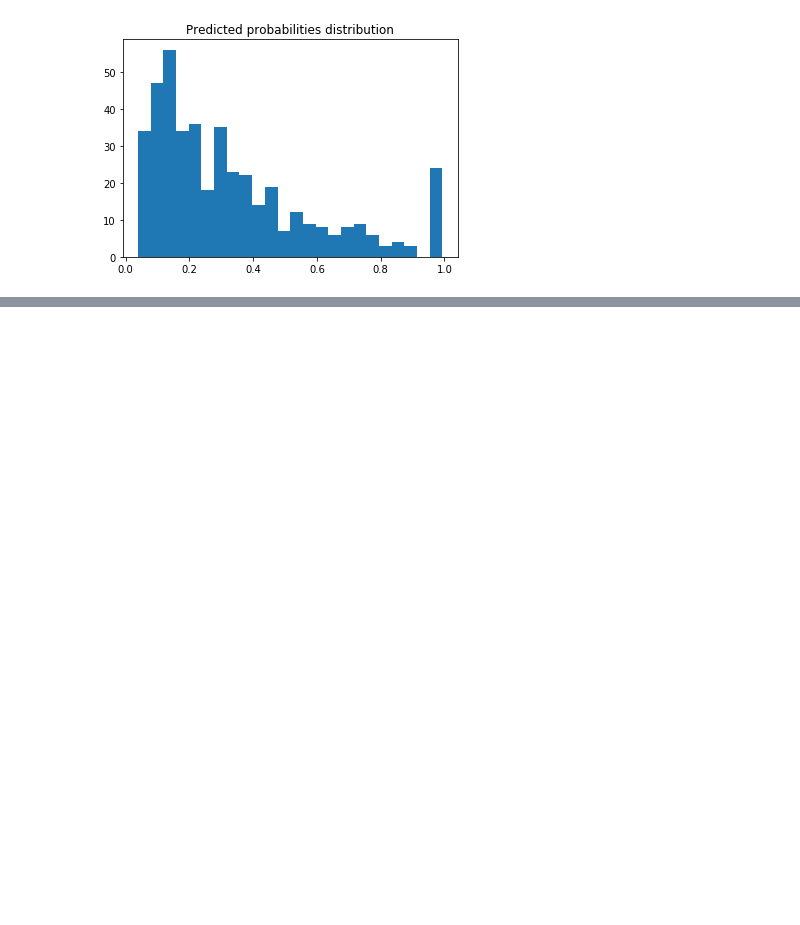
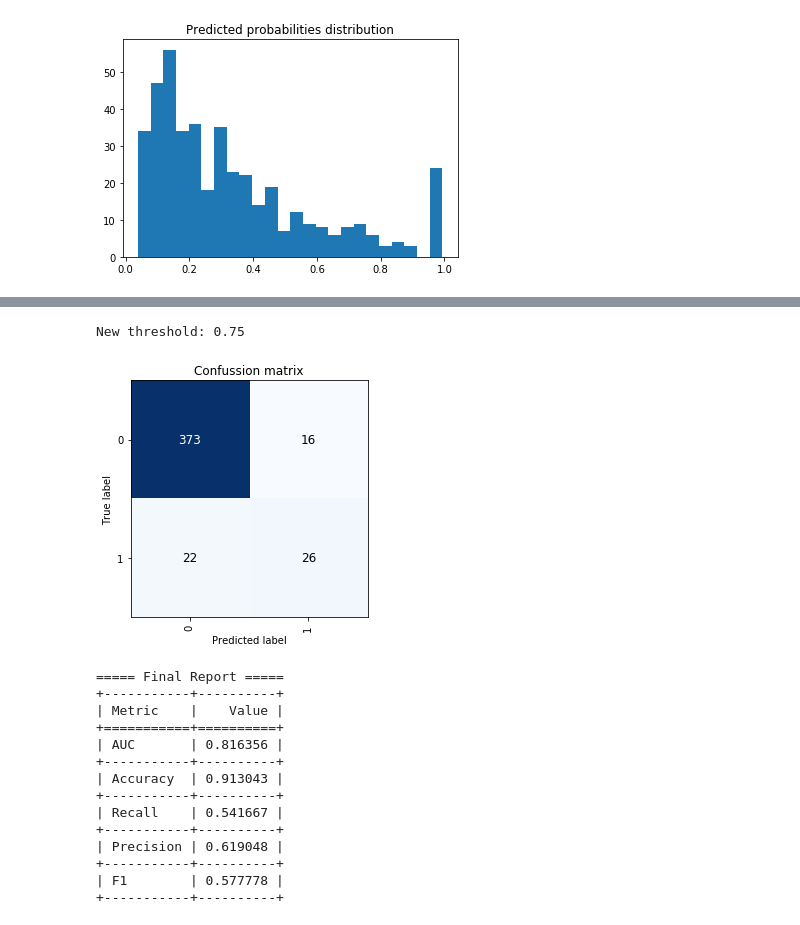
Before and after one commit to saramirthis/CC_seg_clas, a Jupyter notebook: test.ipynb, the cells around one changed output, grey strips where cells are left out. Saved outputs shown, nothing was run; the diff lists cells and outputs as text; code cells hidden in the pictures; blank space fills up the shorter version.

Commit message:
Added manual setting of threshold

```diff
--- a/test.ipynb
+++ b/test.ipynb
@@ -275,3 +268,41 @@ ROC Curve Teste:
 +-----------+----------+
 | F1        | 0.327273 |
 +-----------+----------+
+# %%
+new_th = 0.75
+print('New threshold: {}'.format(new_th))
+
+y_pred = y_pred_probs > new_th
+
+mx_conf = confusion_matrix(Y_test, y_pred)
+ax.plot_matrix(mx_conf, classes=np.unique(Y_test), fig_size=4,
+            title='Confussion matrix', opt_bar=False)
+
+ind_err_rand = np.where(np.logical_xor(Y_test, y_pred))
+
+accuracy, recall, precision, f1 = ax.report_metrics(mx_conf)
+
+print('===== Final Report =====')
+print(tabulate([['AUC', AUC_cl],
+                ['Accuracy', accuracy],
+                ['Recall', recall],
+                ['Precision', precision],
+                ['F1', f1],],
+               ['Metric', 'Value'], tablefmt='grid'))
+# %% [output]
+New threshold: 0.75
+[figure, added]
+===== Final Report =====
++-----------+----------+
+| Metric    |    Value |
++===========+==========+
+| AUC       | 0.816356 |
++-----------+----------+
+| Accuracy  | 0.913043 |
++-----------+----------+
+| Recall    | 0.541667 |
++-----------+----------+
+| Precision | 0.619048 |
++-----------+----------+
+| F1        | 0.577778 |
++-----------+----------+
```
Also changed, not shown: parts of 6 cells of this notebook.
